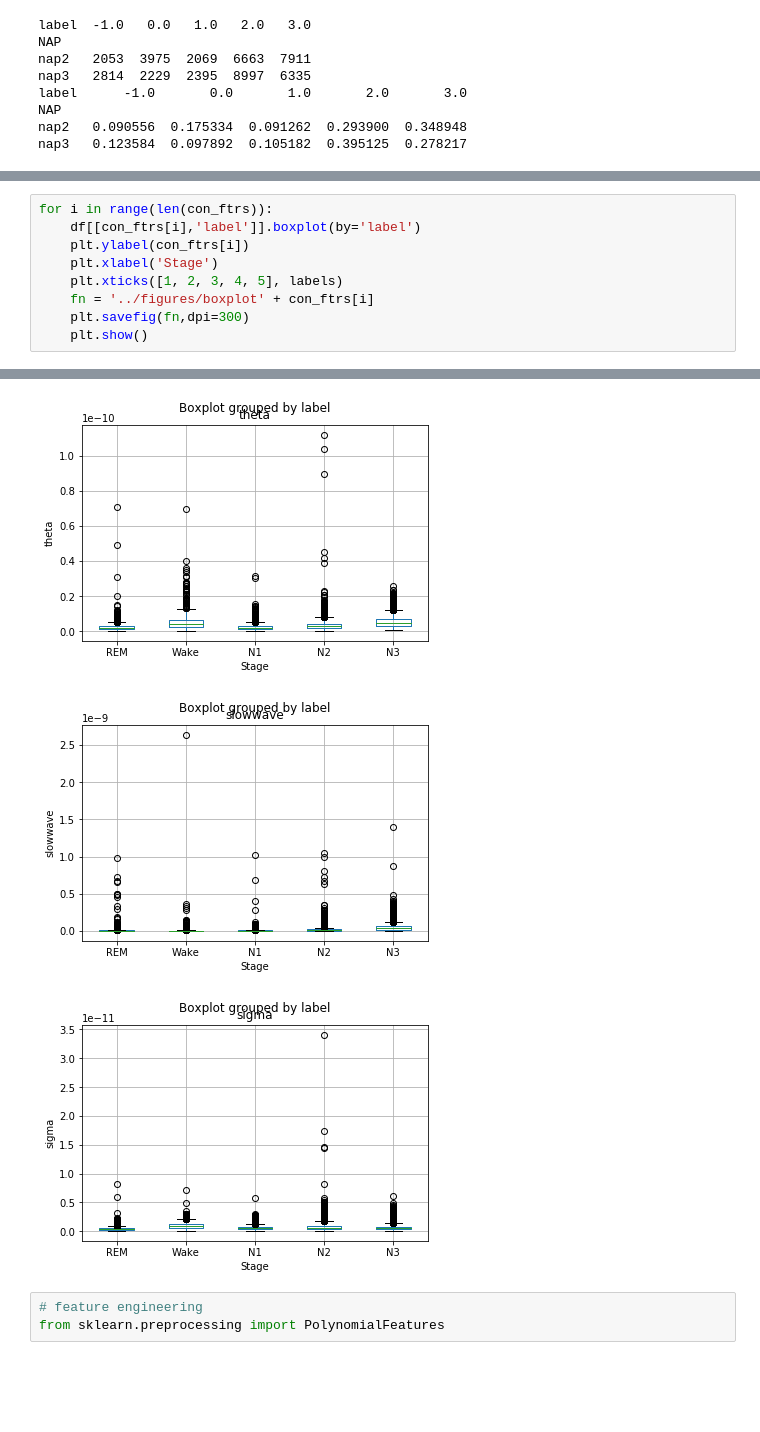
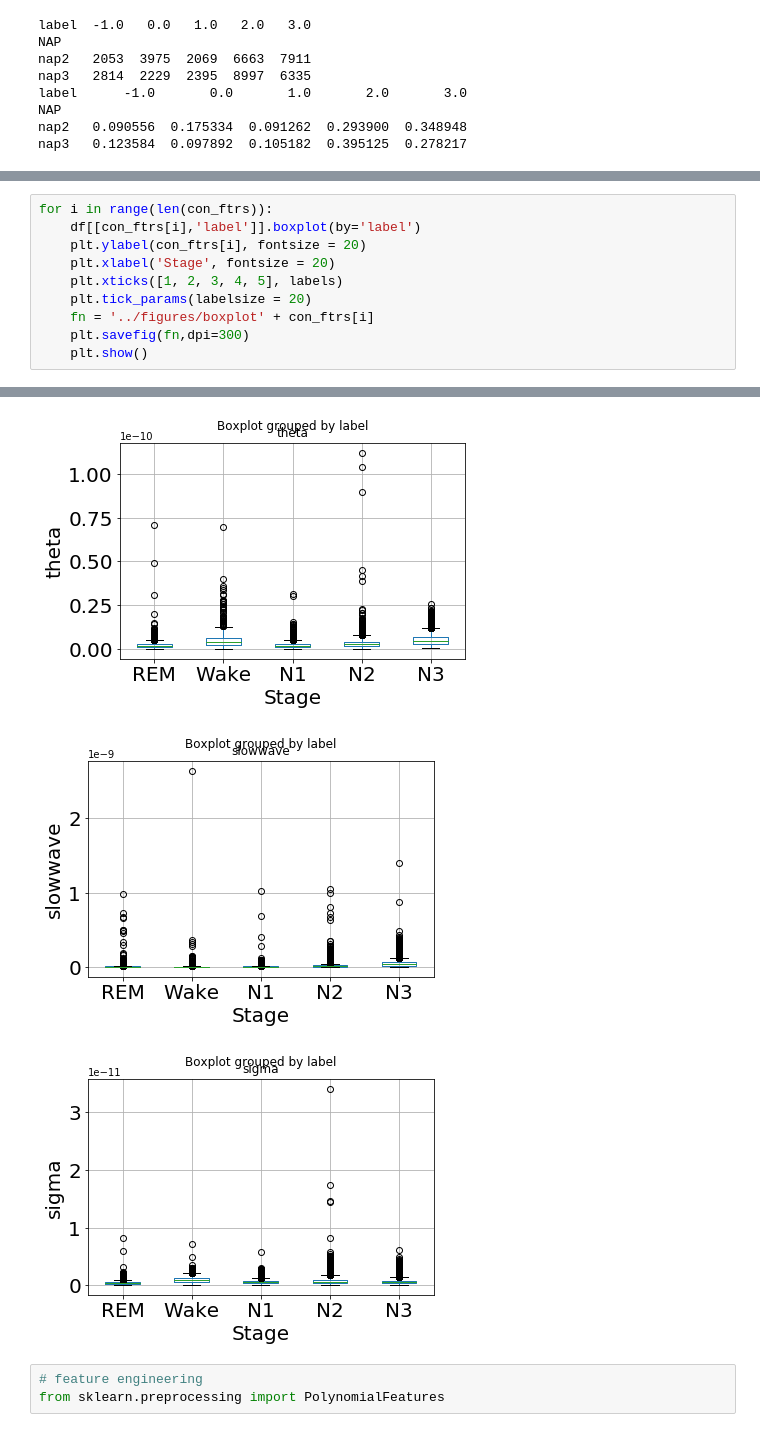
Before and after one commit to zhiyanwang27/decoding_sleep, a Jupyter notebook: src/EDA.ipynb, the cells around one changed output, grey strips where cells are left out. Cells and saved outputs as stored; diff of their text form; blank space fills up the shorter version.

```diff
--- a/src/EDA.ipynb
+++ b/src/EDA.ipynb
@@ -76,9 +90,10 @@ plt.show()
 # %%
 for i in range(len(con_ftrs)):
     df[[con_ftrs[i],'label']].boxplot(by='label')
-    plt.ylabel(con_ftrs[i])
-    plt.xlabel('Stage')
+    plt.ylabel(con_ftrs[i], fontsize = 20)
+    plt.xlabel('Stage', fontsize = 20)
     plt.xticks([1, 2, 3, 4, 5], labels)
+    plt.tick_params(labelsize = 20)
     fn = '../figures/boxplot' + con_ftrs[i]
     plt.savefig(fn,dpi=300)
     plt.show()
@@ -87,6 +102,6 @@ for i in range(len(con_ftrs)):
-[figure, old version]
+[figure, new version]
-[figure, old version]
+[figure, new version]
-[figure, old version]
+[figure, new version]
 # %%
 # feature engineering
 from sklearn.preprocessing import PolynomialFeatures
```
Also changed, not shown: parts of 10 cells of this notebook, 12 other files.
